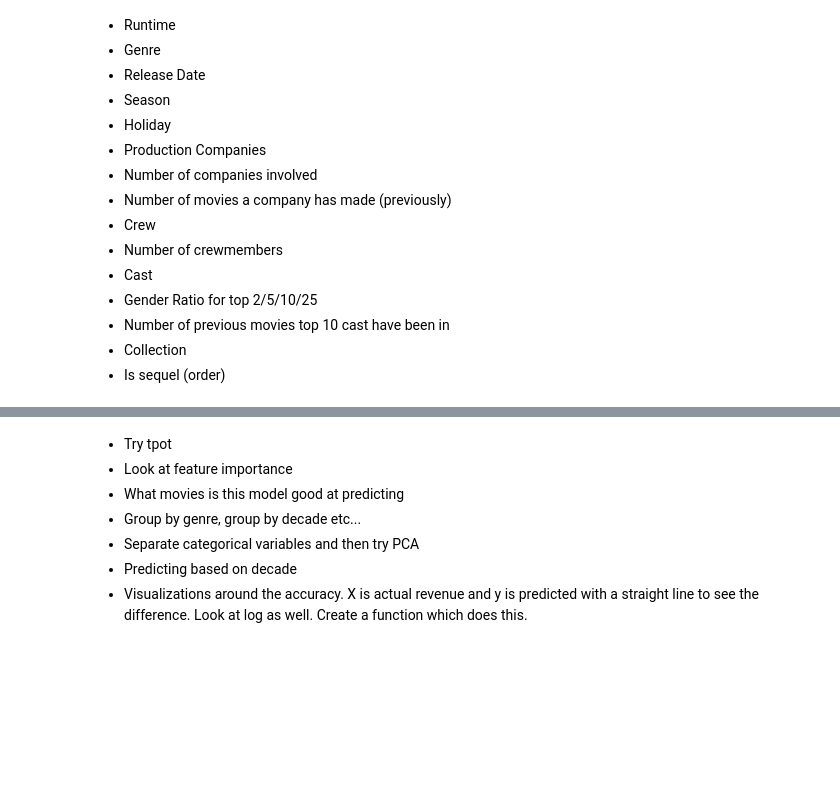
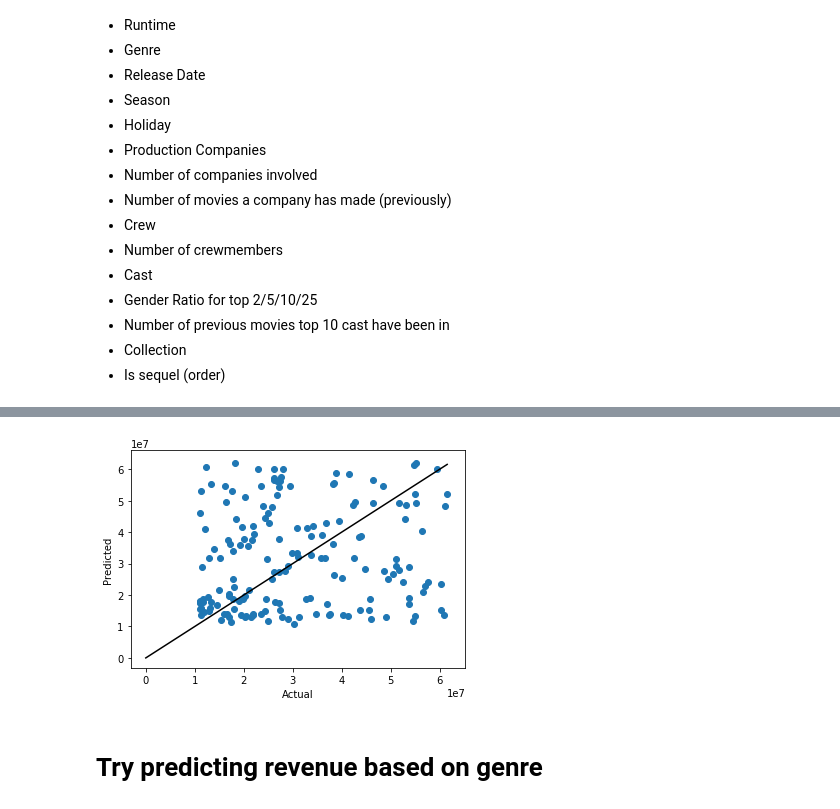
Before and after one commit to abew16/Data-Science-Bootcamp, a Jupyter notebook: Unit 3/Capstone/Predicting Movie Revenue.ipynb, the cells around one changed output, grey strips where cells are left out. Drawn from its saved outputs; the diff is of its cells as text; code cells hidden in the pictures; blank space fills up the shorter version.

```diff
--- a/Unit 3/Capstone/Predicting Movie Revenue.ipynb
+++ b/Unit 3/Capstone/Predicting Movie Revenue.ipynb
@@ -236,7 +412,7 @@ drop_genres = set(genres) - set(genre_list)
 
 model_data = df.drop(list(drop_genres),axis=1)
 model_data.drop(['profit','ROI','title','log_revenue','gross_margin'],axis=1,inplace=True)
-model_data.drop(model_data[model_data['release_date'].dt.year < 1998].index,inplace=True)
+model_data.drop(model_data[model_data['release_date'].dt.year < 2002].index,inplace=True)
 model_data.drop('release_date',axis=1,inplace=True)
 # %%
 df_dum = pd.get_dummies(model_data)
@@ -256,4 +439,4 @@ x.columns
 # %%
-rf.fit(x_train,y_train)
+dt.fit(x_train,y_train)
 y_predict = dt.predict(x_test)
-rf.score(x_train,y_train)
+dt.score(x_train,y_train)
@@ -266,8 +454,10 @@ np.mean((percent_error < .1) & (percent_error > -.1))
-# %% [markdown]
-- Try tpot
-- Look at feature importance
-- What movies is this model good at predicting
- - Group by genre, group by decade etc...
-- Separate categorical variables and then try PCA
-- Predicting based on decade
-- Visualizations around the accuracy. X is actual revenue and y is predicted with a straight line to see the difference. Look at log as well. Create a function which does this.
+# %%
+plt.plot([0,y_test.max()],[0,y_test.max()],c='k')
+plt.scatter(x=y_test,y=y_predict,)
+plt.xlabel('Actual')
+plt.ylabel('Predicted')
+plt.show()
+# %% [output]
+[figure, added]
+# %% [markdown]
+# Try predicting revenue based on genre
```
Also changed, not shown: parts of 34 cells of this notebook.
